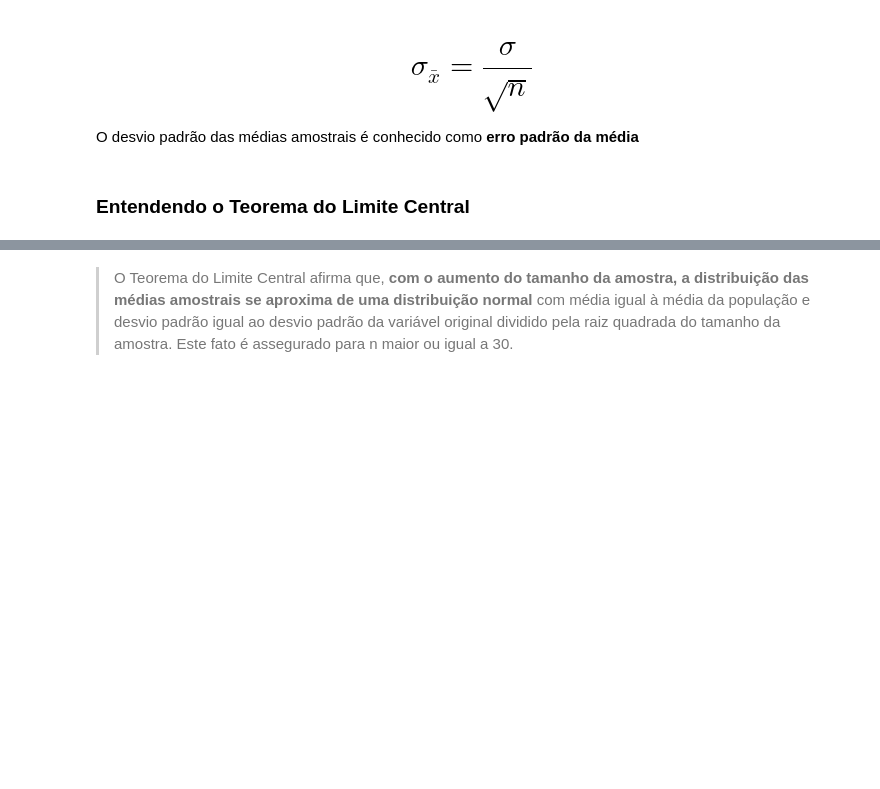
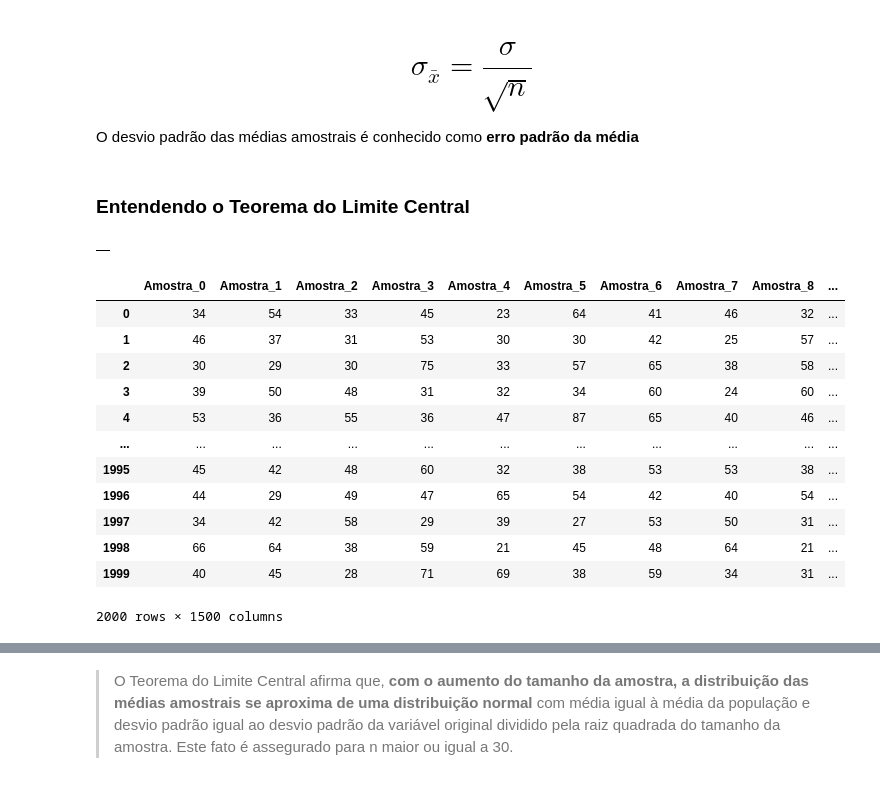
Before and after one commit to MatrixDwarf/notebooklabs, a Jupyter notebook: Curso_de_Estatística_Parte_2.ipynb, the cells around one changed output, grey strips where cells are left out. Cells and saved outputs as stored; diff of their text form; code cells hidden in the pictures; blank space fills up the shorter version.

```diff
--- a/Curso_de_Estatística_Parte_2.ipynb
+++ b/Curso_de_Estatística_Parte_2.ipynb
@@ -840,0 +844,26 @@ O desvio padrão das médias amostrais é conhecido como **erro padrão da médi
+# %%
+amostras = pd.DataFrame()
+amostras
+# %% [output]
+|  |
+# %%
+for i in range(total_de_amostras):
+  _ = dados.Idade.sample(n)
+  _.index = range(0, len(_))
+  amostras['Amostra_' + str(i)] = _
+
+amostras
+# %% [output]
+|  | Amostra_0 | Amostra_1 | Amostra_2 | Amostra_3 | Amostra_4 | Amostra_5 | Amostra_6 | Amostra_7 | Amostra_8 | ... |
+| 0 | 34 | 54 | 33 | 45 | 23 | 64 | 41 | 46 | 32 | ... |
+| 1 | 46 | 37 | 31 | 53 | 30 | 30 | 42 | 25 | 57 | ... |
+| 2 | 30 | 29 | 30 | 75 | 33 | 57 | 65 | 38 | 58 | ... |
+| 3 | 39 | 50 | 48 | 31 | 32 | 34 | 60 | 24 | 60 | ... |
+| 4 | 53 | 36 | 55 | 36 | 47 | 87 | 65 | 40 | 46 | ... |
+| ... | ... | ... | ... | ... | ... | ... | ... | ... | ... | ... |
+| 1995 | 45 | 42 | 48 | 60 | 32 | 38 | 53 | 53 | 38 | ... |
+| 1996 | 44 | 29 | 49 | 47 | 65 | 54 | 42 | 40 | 54 | ... |
+| 1997 | 34 | 42 | 58 | 29 | 39 | 27 | 53 | 50 | 31 | ... |
+| 1998 | 66 | 64 | 38 | 59 | 21 | 45 | 48 | 64 | 21 | ... |
+| 1999 | 40 | 45 | 28 | 71 | 69 | 38 | 59 | 34 | 31 | ... |
+2000 rows × 1500 columns
```
Also changed, not shown: parts of 23 cells of this notebook.
